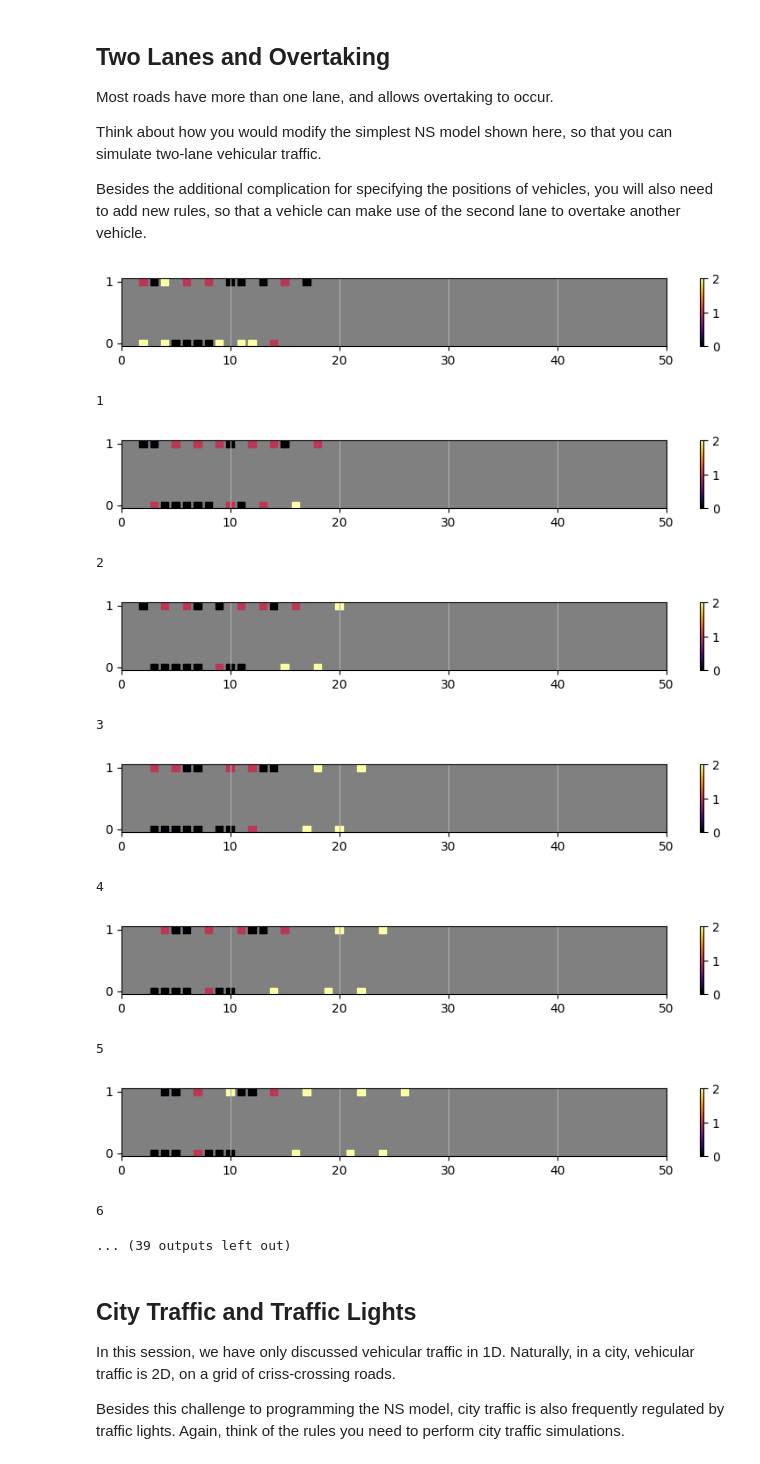
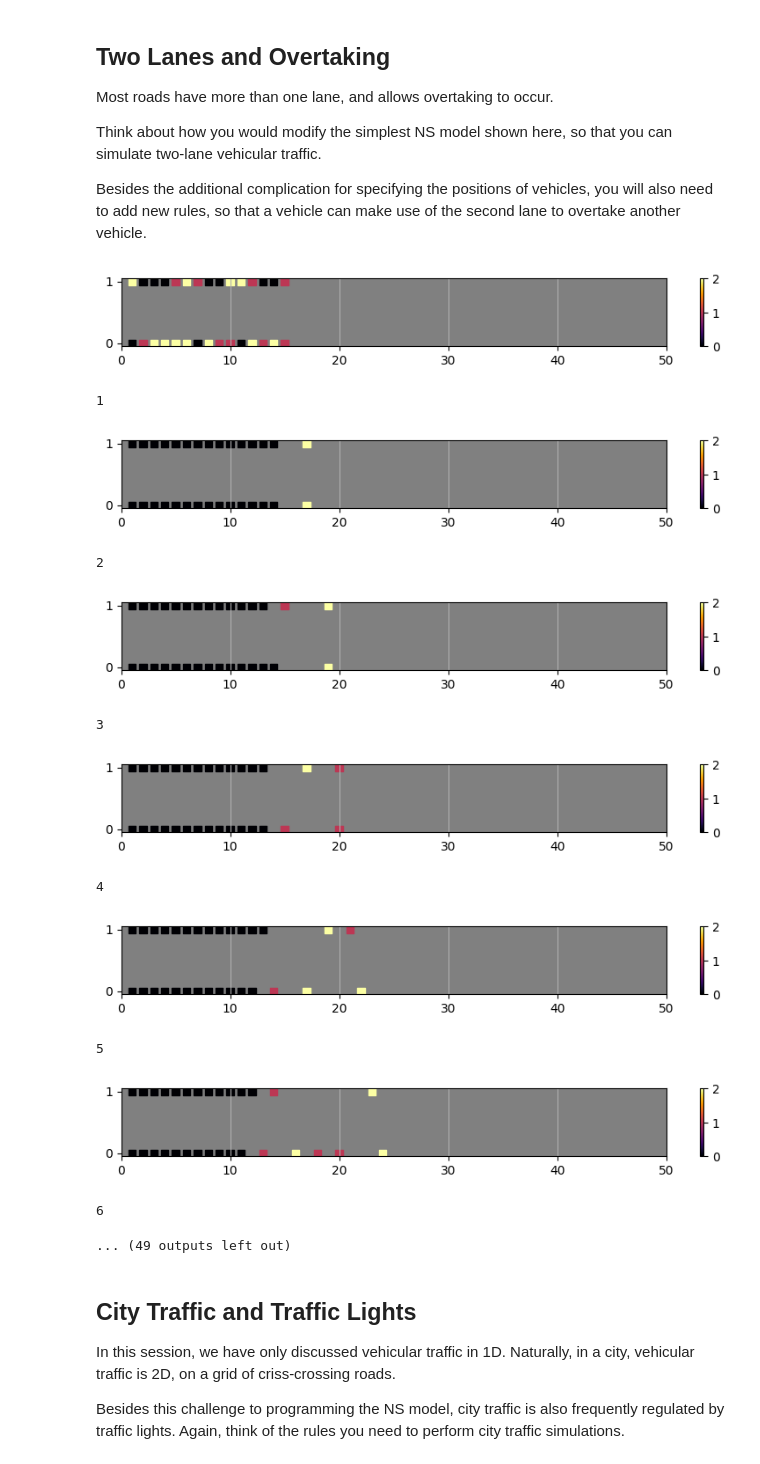
Before and after one commit to PunnawatSiri/Complexity_Science_Course, a Jupyter notebook: NagelSchreckenbergModel.ipynb, the cells around one changed output. Saved outputs shown, nothing was run; the diff lists cells and outputs as text; code cells hidden in the pictures.

Commit message:
Add change lane

```diff
--- a/NagelSchreckenbergModel.ipynb
+++ b/NagelSchreckenbergModel.ipynb
@@ -477,7 +477,7 @@ Think about how you would modify the simplest NS model shown here, so that you c
 Besides the additional complication for specifying the positions of vehicles, you will also need to add new rules, so that a vehicle can make use of the second lane to overtake another vehicle.
 # %%
 lanes = 2
-N = 20
+N = 30
 def get_pos_vel_multilanes(L,N,vmax,lanes=2):
   gaps = np.random.randint(1, L//N + 1, size=(lanes, int(np.ceil(N/lanes))))
   vel = np.random.randint(0, vmax+1, size=(lanes, int(np.ceil(N/lanes))))
@@ -534,9 +532,11 @@ def step_multilanes(vehicles,L,N,lanes,p=0.2):
         # slowing down
         for j in range(i+1, len(vehicles)):
             if vehicles[j,0] == posy:  # Check if the vehicle is in the same row
-                if vel >= vehicles[j,1] - posx:
-                    vel = vehicles[j,1] - posx - 1
-                    break
+              if vel >= vehicles[j,1] - posx:
+                vel = max(0,vehicles[j,1] - posx - 1)
+                if vel !=0:
+                  posy,posx,vel = change_lane(vehicles,i,posy,posx,vel,lanes)
+                break
         # impose periodic boundary condition on velocities
         else:
             if vel >= (L - posx - 1) + posx:
@@ -558,30 +558,37 @@ def step_multilanes(vehicles,L,N,lanes,p=0.2):
         vehicles[i] = (posy,posx,vel)
     return vehicles
 
-def chk(vel,i):
-    if vel[i]<0:
-        print("Error",i,vel[i])
-        return True
+def change_lane(vehicles,i,posy,posx,vel,lanes):
+    #check if there is a vehicle in adjacent lane
+    chk_up = not np.any(np.all(vehicles[:,:2] == np.array([posy+1, posx]), axis=1)) if posy < lanes-1 else False
+    chk_down = not np.any(np.all(vehicles[:,:2] == np.array([posy-1, posx]), axis=1)) if posy > 0 else False
+    if chk_up:
+        # print("Change lane!",posy,posx)
+        return posy+1,posx,vel
+    elif chk_down:
+        # print("Change lane!",posy,posx)
+        return posy-1,posx,vel
+    else: return posy,posx,vel
 # %%
 show_multilane(vehicles[:,:2],vehicles[:,-1])
-for i in range(25):
+for i in range(30):
   print(i+1)
   vehicles = step_multilanes(vehicles,L,N,lanes,p)
   show_multilane(vehicles[:,:2],vehicles[:,-1])
 # %% [output]
-[figure, old version]
+[figure, new version]
 1
-[figure, old version]
+[figure, new version]
 2
-[figure, old version]
+[figure, new version]
 3
-[figure, old version]
+[figure, new version]
 4
-[figure, old version]
+[figure, new version]
 5
-[figure, old version]
+[figure, new version]
 6
-... (39 outputs left out)
+... (49 outputs left out)
 # %% [markdown]
 ## City Traffic and Traffic Lights
 
```
Also changed, not shown: parts of 2 cells of this notebook.
